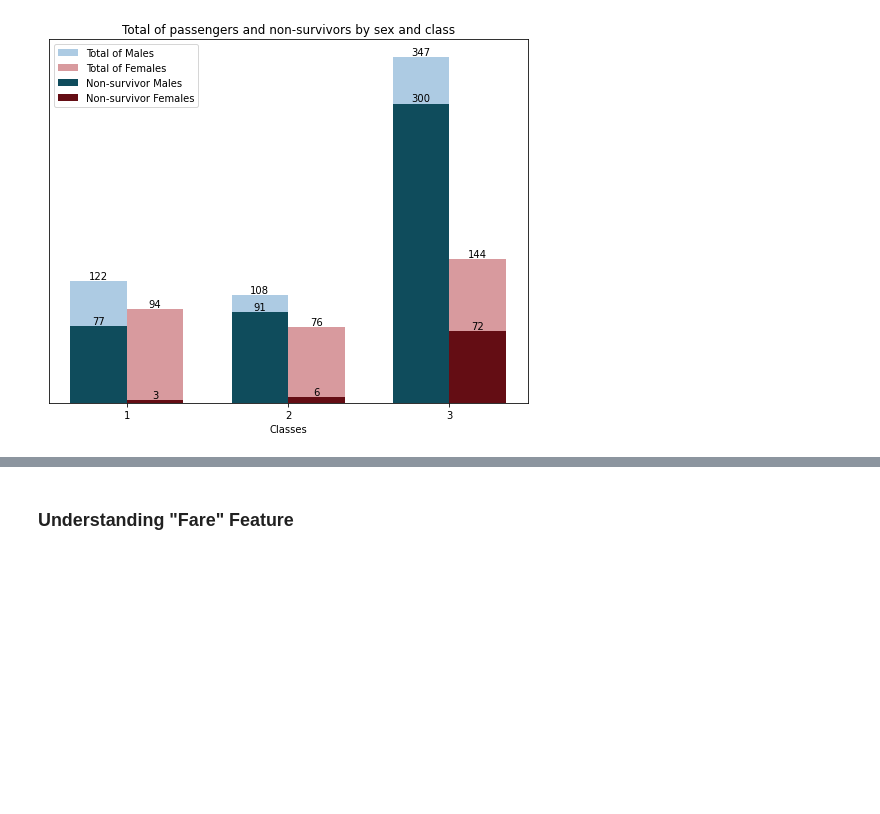
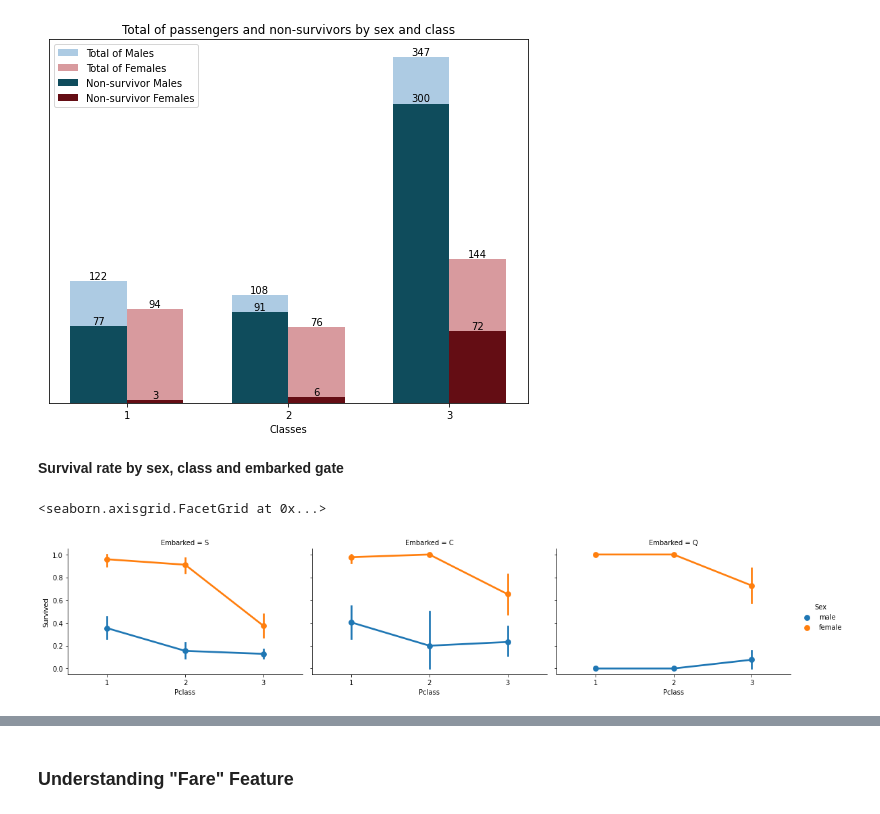
Before and after one commit to faustofcjr/artificial-intelligence, a Jupyter notebook: kaggle/titanic/base.ipynb, the cells around one changed output, grey strips where cells are left out. Saved outputs shown, nothing was run; the diff lists cells and outputs as text; code cells hidden in the pictures; blank space fills up the shorter version.

```diff
--- a/kaggle/titanic/base.ipynb
+++ b/kaggle/titanic/base.ipynb
@@ -241,3 +243,13 @@ ax.set_title("Total of passengers and non-survivors by sex and class")
 fig.tight_layout()
 # %% [output]
 [figure]
+# %% [markdown]
+__Survival rate by sex, class and embarked gate__
+# %%
+sns.catplot(
+    data = df_train,
+    x="Pclass",  y="Survived", hue="Sex",  kind="point", col="Embarked",
+    col_wrap=3, height=3.5, aspect=1.5)
+# %% [output]
+<seaborn.axisgrid.FacetGrid at 0x...>
+[figure, added]
```
Also changed, not shown: parts of 12 cells of this notebook, 1 other file.
